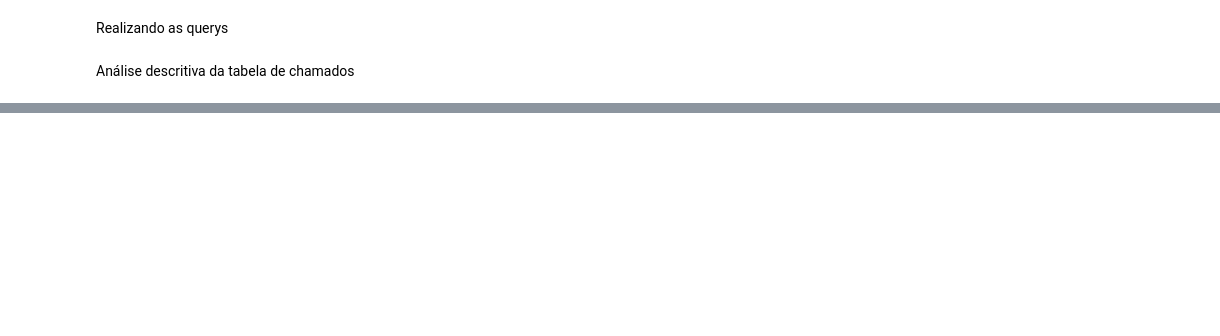
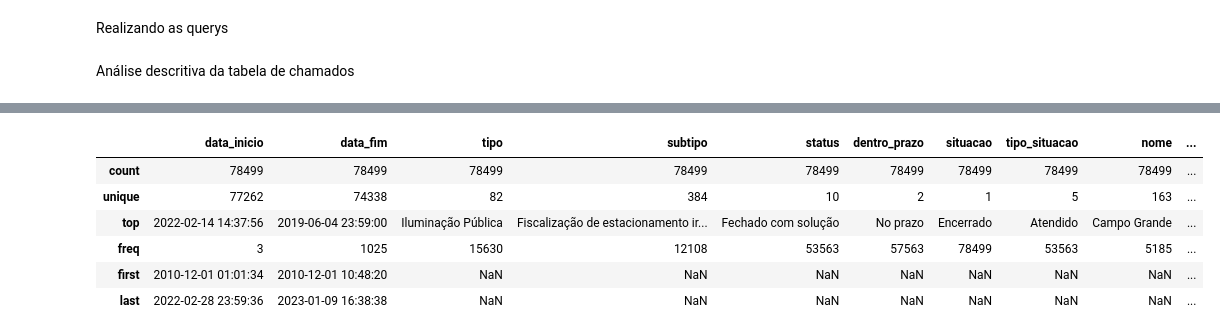
Before and after one commit to prefeitura-rio/emd-desafio-junior-data-scientist, a Jupyter notebook: analise_python.ipynb, the cells around one changed output, grey strips where cells are left out. Drawn from its saved outputs; the diff is of its cells as text; code cells hidden in the pictures; blank space fills up the shorter version.

```diff
--- a/analise_python.ipynb
+++ b/analise_python.ipynb
@@ -305,0 +357,3 @@ NameError: name 'df_completo' is not defined
+# %%
+df_completo = df_completo[['id_chamado','data_inicio','data_fim', 'id_bairro','tipo','subtipo', 'status','longitude', 'latitude',
+                           'dentro_prazo', 'situacao','tipo_situacao','nome', 'subprefeitura']].dropna(axis=0)
@@ -308,20 +381,27 @@ NameError: name 'df_completo' is not defined
 tipos_para_alterar = {
     'id_chamado': 'int',
     'id_bairro': 'int',
-    'id_territorialidade': 'int',
-    'id_logradouro': 'int',
-    'id_unidade_organizacional': 'int',
-    'id_tipo': 'int',
-    'id_subtipo': 'int',
-    'data_particao': 'datetime64[ns]',
     'tipo': 'category',
     'subtipo': 'category',
     'dentro_prazo': 'category',
     'situacao': 'category',
-    'tipo_situacao': 'category'
+    'tipo_situacao': 'category',
+    'nome': 'category',
+    'subprefeitura': 'category'
 }
 
 # Iterar sobre as colunas e alterar os tipos
 for coluna, novo_tipo in tipos_para_alterar.items():
     if coluna in df_chamados.columns:
         df_completo[coluna] = df_completo[coluna].astype(novo_tipo)
+# %%
+import numpy as np
+df_completo.describe(exclude=np.number)
+# %% [output]
+|  | data_inicio | data_fim | tipo | subtipo | status | dentro_prazo | situacao | tipo_situacao | nome | ... |
+| count | 78499 | 78499 | 78499 | 78499 | 78499 | 78499 | 78499 | 78499 | 78499 | ... |
+| unique | 77262 | 74338 | 82 | 384 | 10 | 2 | 1 | 5 | 163 | ... |
+| top | 2022-02-14 14:37:56 | 2019-06-04 23:59:00 | Iluminação Pública | Fiscalização de estacionamento ir... | Fechado com solução | No prazo | Encerrado | Atendido | Campo Grande | ... |
+| freq | 3 | 1025 | 15630 | 12108 | 53563 | 57563 | 78499 | 53563 | 5185 | ... |
+| first | 2010-12-01 01:01:34 | 2010-12-01 10:48:20 | NaN | NaN | NaN | NaN | NaN | NaN | NaN | ... |
+| last | 2022-02-28 23:59:36 | 2023-01-09 16:38:38 | NaN | NaN | NaN | NaN | NaN | NaN | NaN | ... |
```
Also changed, not shown: parts of 6 cells of this notebook.
